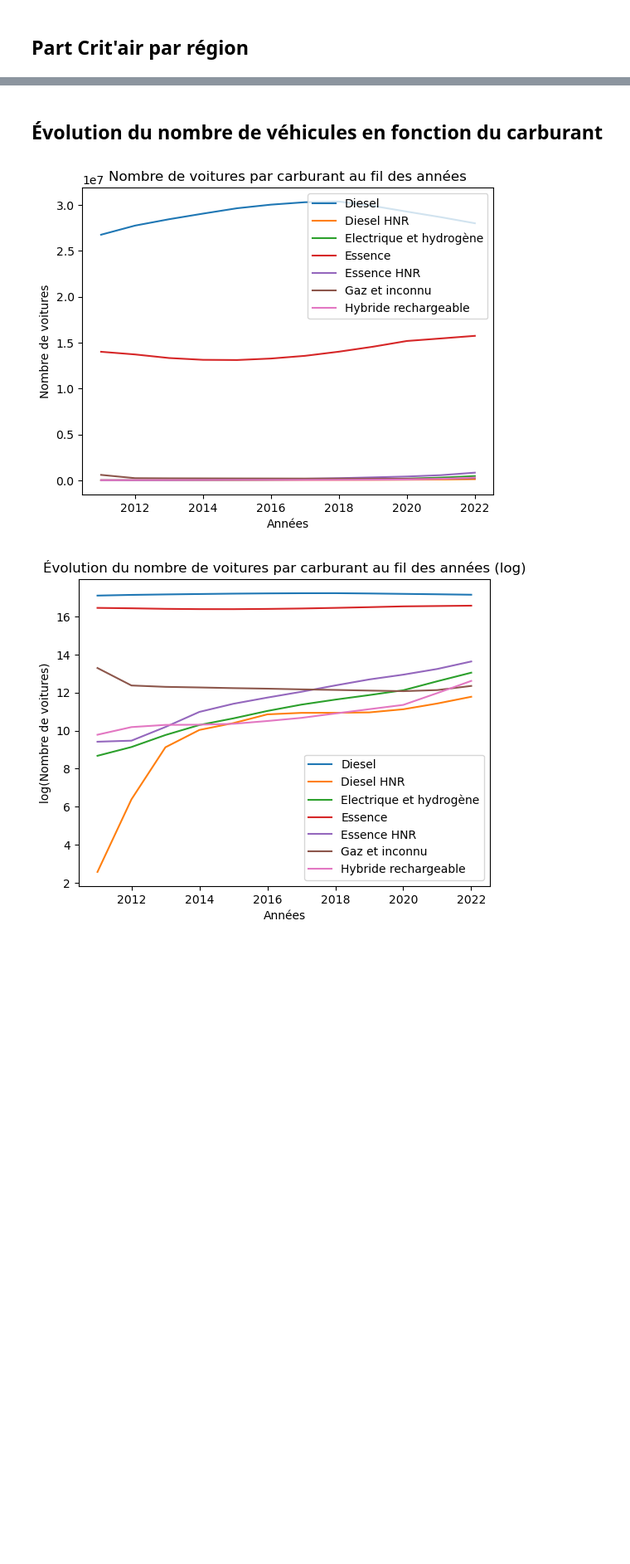
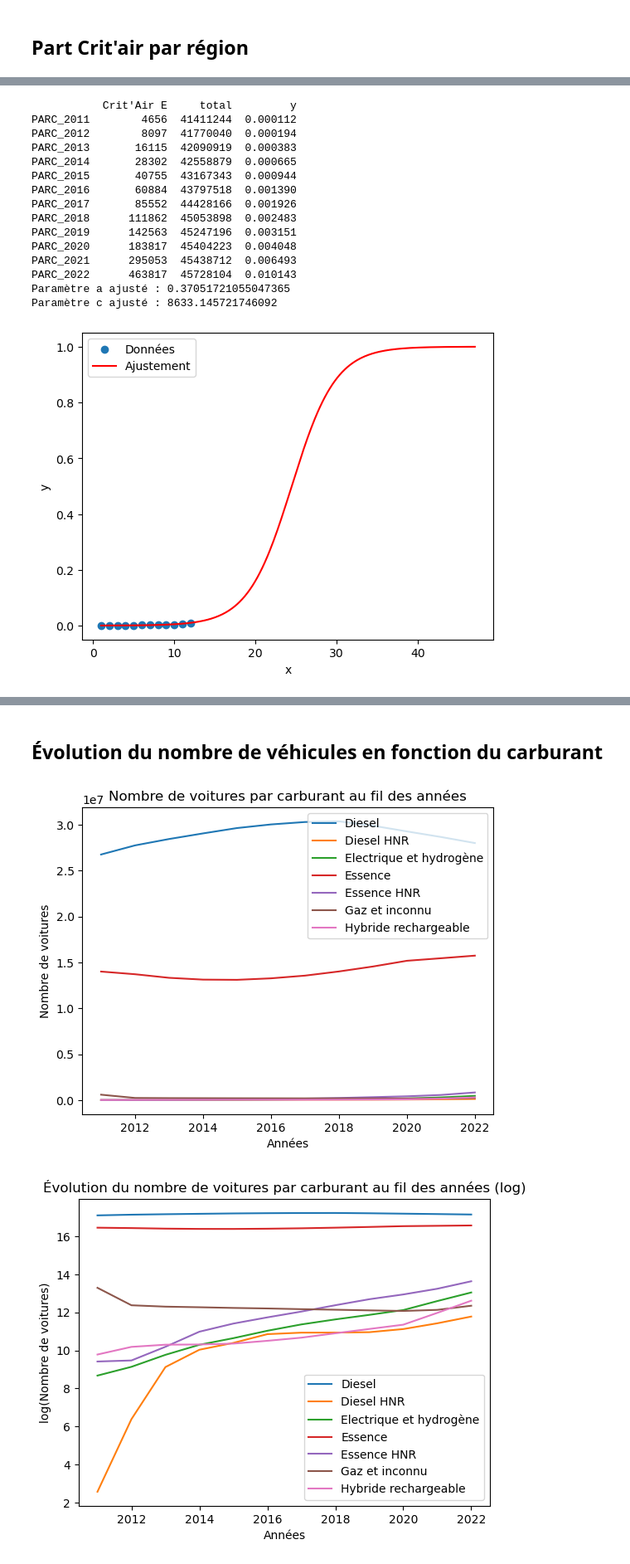
Before and after one commit to TheoLBTN/Projet-Python, a Jupyter notebook: Projet.ipynb, the cells around one changed output, grey strips where cells are left out. Shown at 83% size. Saved outputs shown, nothing was run; the diff lists cells and outputs as text; code cells hidden in the pictures; blank space fills up the shorter version.

```diff
--- a/Projet.ipynb
+++ b/Projet.ipynb
@@ -263,3 +262,56 @@ for i in ["Crit'Air E","Crit'Air 1","Crit'Air 2","Crit'Air 3","Crit'Air 4","Crit
 [figure]
 [figure]
 [figure]
+# %%
+# Critair E
+
+données_pour_fit = data[data["CRITAIR"]=="Crit'Air E"][variables].sum().to_frame()
+données_pour_fit.columns = ["Crit'Air E"]
+tot = data[variables].sum().to_frame()
+données_pour_fit['total']=tot
+données_pour_fit['y'] = données_pour_fit["Crit'Air E"]/données_pour_fit['total']
+print(données_pour_fit)
+données_pour_fit['x'] = [1, 2, 3, 4, 5, 6, 7, 8, 9, 10, 11, 12]
+données_pour_fit = données_pour_fit[['y','x']]
+
+# Définissez la fonction que vous souhaitez ajuster
+def func(x, a, c):
+    return np.exp(a*x) / (c + np.exp(a*x))
+
+# Utilisez curve_fit pour ajuster les paramètres
+params, covariance = curve_fit(func, données_pour_fit['x'], données_pour_fit['y'])
+
+# Obtenez les valeurs ajustées
+a_fit, c_fit = params
+
+# Affichez les résultats
+print(f"Paramètre a ajusté : {a_fit}")
+print(f"Paramètre c ajusté : {c_fit}")
+
+# Tracez la courbe ajustée
+x_values = np.linspace(min(données_pour_fit['x']), max(données_pour_fit['x'])+35, 300)
+y_values_fit = func(x_values, a_fit, c_fit)
+
+plt.scatter(données_pour_fit['x'], données_pour_fit['y'], label='Données')
+plt.plot(x_values, y_values_fit, color='red', label='Ajustement')
+plt.xlabel('x')
+plt.ylabel('y')
+plt.legend()
+plt.show()
+# %% [output]
+           Crit'Air E     total         y
+PARC_2011        4656  41411244  0.000112
+PARC_2012        8097  41770040  0.000194
+PARC_2013       16115  42090919  0.000383
+PARC_2014       28302  42558879  0.000665
+PARC_2015       40755  43167343  0.000944
+PARC_2016       60884  43797518  0.001390
+PARC_2017       85552  44428166  0.001926
+PARC_2018      111862  45053898  0.002483
+PARC_2019      142563  45247196  0.003151
+PARC_2020      183817  45404223  0.004048
+PARC_2021      295053  45438712  0.006493
+PARC_2022      463817  45728104  0.010143
+Paramètre a ajusté : 0.37051721055047365
+Paramètre c ajusté : 8633.145721746092
+[figure, added]
```
Also changed, not shown: parts of 8 cells of this notebook.
